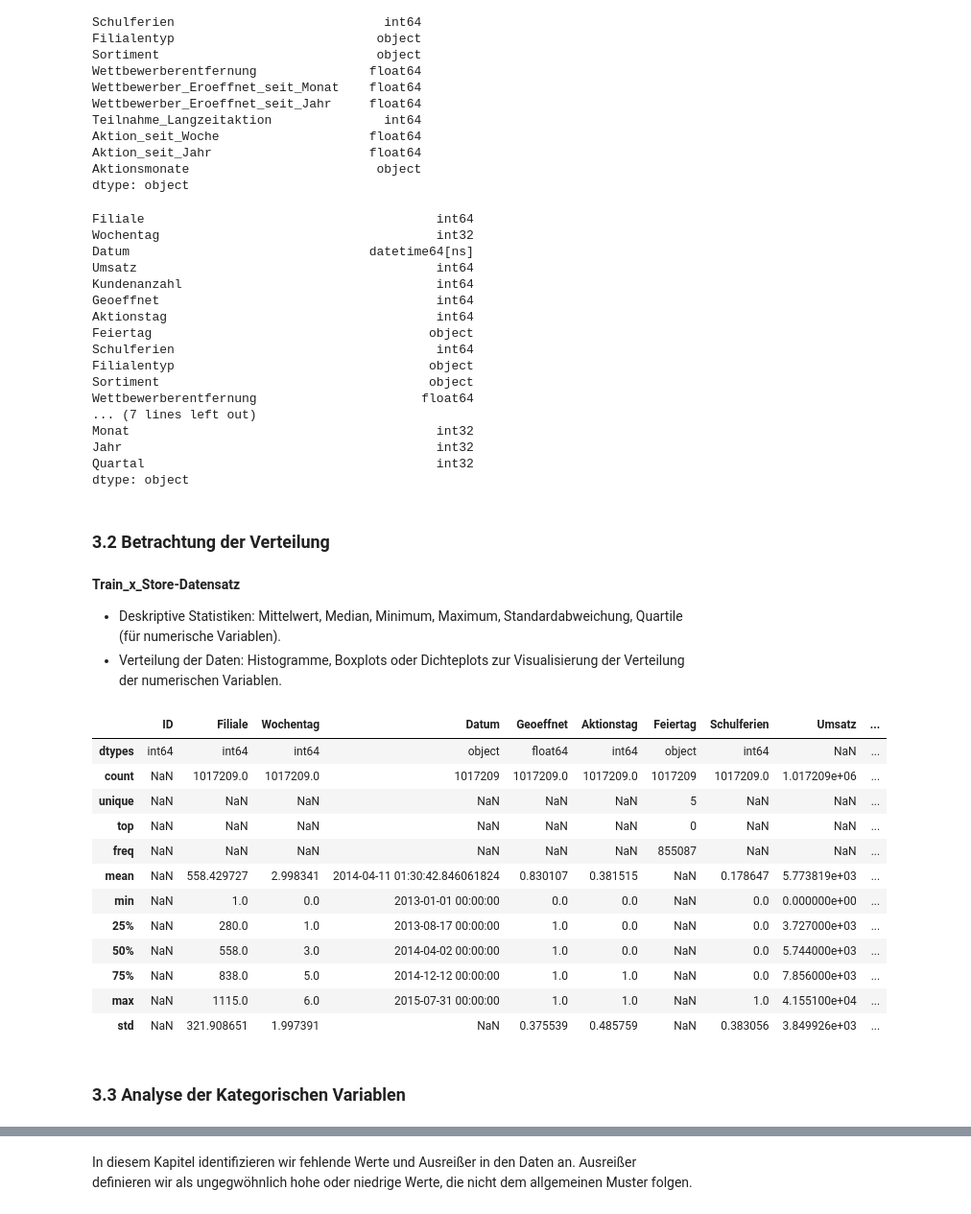
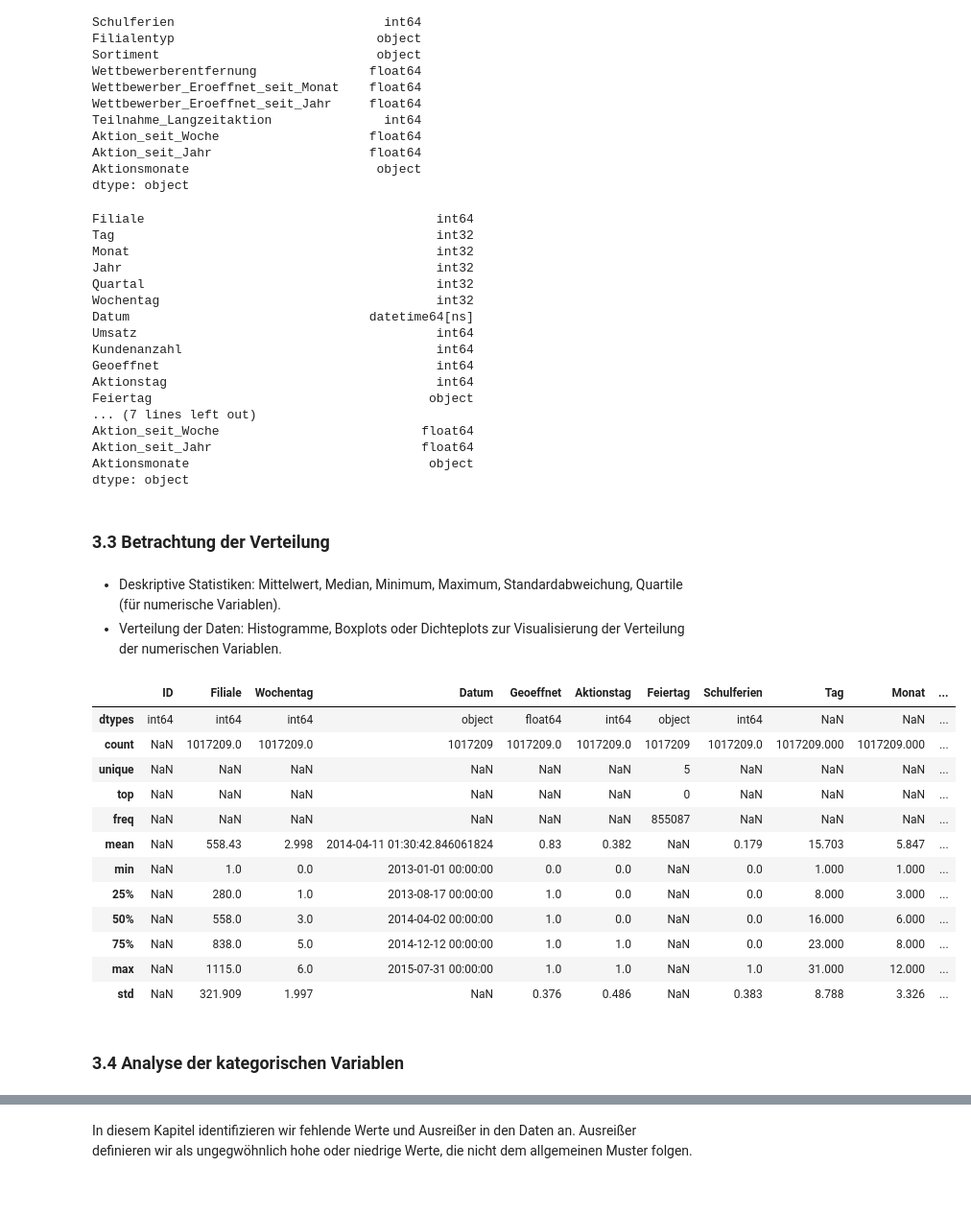
Before and after one commit to AliceKitchkin/Forecasting-Rossmann-Store-Sales, a Jupyter notebook: Forecasting_Notebook.ipynb, the cells around one changed output, grey strips where cells are left out. Shown at 96% size. Drawn from its saved outputs; the diff is of its cells as text; code cells hidden in the pictures.

```diff
--- a/Forecasting_Notebook.ipynb
+++ b/Forecasting_Notebook.ipynb
@@ -200,16 +201,28 @@ dtype: object
 train_x_store["Datum"] = pd.to_datetime(train_x_store["Datum"])
 train_x_store["Wochentag"] = train_x_store["Datum"].dt.weekday
 
-# neue Spalten hinzufügen
-train_x_store["Tag"] = train_x_store["Datum"].dt.day
-train_x_store["Monat"] = train_x_store["Datum"].dt.month
-train_x_store["Jahr"] = train_x_store["Datum"].dt.year
-train_x_store["Quartal"] = train_x_store["Datum"].dt.quarter
+neue_spalten = {
+    "Tag": train_x_store["Datum"].dt.day,
+    "Monat": train_x_store["Datum"].dt.month,
+    "Jahr": train_x_store["Datum"].dt.year,
+    "Quartal": train_x_store["Datum"].dt.quarter
+}
+
+# Dataframe teilen, um die neuen Spalten in gewünschter Reihenfolge einzufügen
+train_x_store_before = train_x_store.iloc[:, :1]
+train_x_store_after = train_x_store.iloc[:, 1:]
+
+# Alten Dataframe mit den neuen Spalten zusammenführen
+train_x_store = pd.concat([train_x_store_before, pd.DataFrame(neue_spalten), train_x_store_after], axis=1)
 # %%
 # Datentypen nach Korrektur
 display(train_x_store.dtypes)
 # %% [output]
 Filiale                                       int64
+Tag                                           int32
+Monat                                         int32
+Jahr                                          int32
+Quartal                                       int32
 Wochentag                                     int32
 Datum                                datetime64[ns]
 Umsatz                                        int64
@@ -217,39 +230,33 @@ Kundenanzahl                                  int64
 Geoeffnet                                     int64
 Aktionstag                                    int64
 Feiertag                                     object
-Schulferien                                   int64
-Filialentyp                                  object
-Sortiment                                    object
-Wettbewerberentfernung                      float64
 ... (7 lines left out)
-Monat                                         int32
-Jahr                                          int32
-Quartal                                       int32
+Aktion_seit_Woche                           float64
+Aktion_seit_Jahr                            float64
+Aktionsmonate                                object
 dtype: object
 # %% [markdown]
-### 3.2 Betrachtung der Verteilung <a id="3.2"></a> <br>
+### 3.3 Betrachtung der Verteilung <a id="3.3"></a> <br>
 # %% [markdown]
-**Train_x_Store-Datensatz**
-
 - Deskriptive Statistiken: Mittelwert, Median, Minimum, Maximum, Standardabweichung, Quartile (für numerische Variablen).
 - Verteilung der Daten: Histogramme, Boxplots oder Dichteplots zur Visualisierung der Verteilung der numerischen Variablen.
 # %%
-describe = train_x_store.describe(include='all')
+describe = round(train_x_store.describe(include='all'), 3)
 dtypes = pd.DataFrame(test.dtypes, columns=["dtypes"]).T
 display(pd.concat([dtypes, describe]))
 # %% [output]
-|  | ID | Filiale | Wochentag | Datum | Geoeffnet | Aktionstag | Feiertag | Schulferien | Umsatz | ... |
-| dtypes | int64 | int64 | int64 | object | float64 | int64 | object | int64 | NaN | ... |
-| count | NaN | 1017209.0 | 1017209.0 | 1017209 | 1017209.0 | 1017209.0 | 1017209 | 1017209.0 | 1.017209e+06 | ... |
-| unique | NaN | NaN | NaN | NaN | NaN | NaN | 5 | NaN | NaN | ... |
-| top | NaN | NaN | NaN | NaN | NaN | NaN | 0 | NaN | NaN | ... |
-| freq | NaN | NaN | NaN | NaN | NaN | NaN | 855087 | NaN | NaN | ... |
-| mean | NaN | 558.429727 | 2.998341 | 2014-04-11 01:30:42.846061824 | 0.830107 | 0.381515 | NaN | 0.178647 | 5.773819e+03 | ... |
-| min | NaN | 1.0 | 0.0 | 2013-01-01 00:00:00 | 0.0 | 0.0 | NaN | 0.0 | 0.000000e+00 | ... |
-| 25% | NaN | 280.0 | 1.0 | 2013-08-17 00:00:00 | 1.0 | 0.0 | NaN | 0.0 | 3.727000e+03 | ... |
-| 50% | NaN | 558.0 | 3.0 | 2014-04-02 00:00:00 | 1.0 | 0.0 | NaN | 0.0 | 5.744000e+03 | ... |
-| 75% | NaN | 838.0 | 5.0 | 2014-12-12 00:00:00 | 1.0 | 1.0 | NaN | 0.0 | 7.856000e+03 | ... |
-| max | NaN | 1115.0 | 6.0 | 2015-07-31 00:00:00 | 1.0 | 1.0 | NaN | 1.0 | 4.155100e+04 | ... |
-| std | NaN | 321.908651 | 1.997391 | NaN | 0.375539 | 0.485759 | NaN | 0.383056 | 3.849926e+03 | ... |
+|  | ID | Filiale | Wochentag | Datum | Geoeffnet | Aktionstag | Feiertag | Schulferien | Tag | Monat | ... |
+| dtypes | int64 | int64 | int64 | object | float64 | int64 | object | int64 | NaN | NaN | ... |
+| count | NaN | 1017209.0 | 1017209.0 | 1017209 | 1017209.0 | 1017209.0 | 1017209 | 1017209.0 | 1017209.000 | 1017209.000 | ... |
+| unique | NaN | NaN | NaN | NaN | NaN | NaN | 5 | NaN | NaN | NaN | ... |
+| top | NaN | NaN | NaN | NaN | NaN | NaN | 0 | NaN | NaN | NaN | ... |
+| freq | NaN | NaN | NaN | NaN | NaN | NaN | 855087 | NaN | NaN | NaN | ... |
+| mean | NaN | 558.43 | 2.998 | 2014-04-11 01:30:42.846061824 | 0.83 | 0.382 | NaN | 0.179 | 15.703 | 5.847 | ... |
+| min | NaN | 1.0 | 0.0 | 2013-01-01 00:00:00 | 0.0 | 0.0 | NaN | 0.0 | 1.000 | 1.000 | ... |
+| 25% | NaN | 280.0 | 1.0 | 2013-08-17 00:00:00 | 1.0 | 0.0 | NaN | 0.0 | 8.000 | 3.000 | ... |
+| 50% | NaN | 558.0 | 3.0 | 2014-04-02 00:00:00 | 1.0 | 0.0 | NaN | 0.0 | 16.000 | 6.000 | ... |
+| 75% | NaN | 838.0 | 5.0 | 2014-12-12 00:00:00 | 1.0 | 1.0 | NaN | 0.0 | 23.000 | 8.000 | ... |
+| max | NaN | 1115.0 | 6.0 | 2015-07-31 00:00:00 | 1.0 | 1.0 | NaN | 1.0 | 31.000 | 12.000 | ... |
+| std | NaN | 321.909 | 1.997 | NaN | 0.376 | 0.486 | NaN | 0.383 | 8.788 | 3.326 | ... |
 # %% [markdown]
-### 3.3 Analyse der Kategorischen Variablen <a id="3.3"></a> <br>
+### 3.4 Analyse der kategorischen Variablen <a id="3.4"></a> <br>
```
Also changed, not shown: parts of 64 cells of this notebook.
